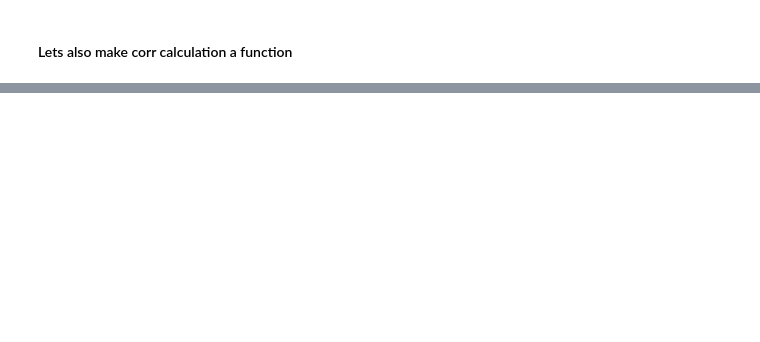
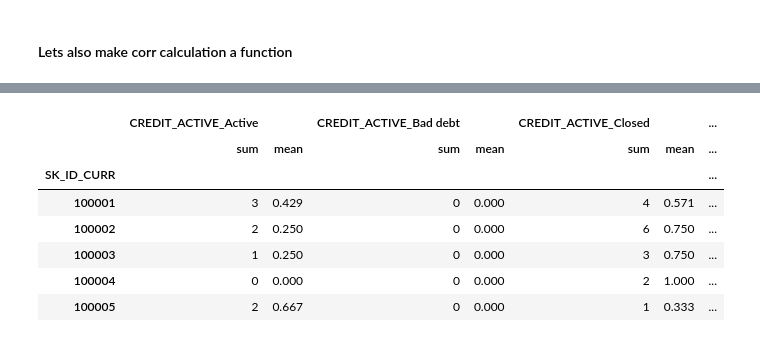
Before and after one commit to oneraghavan/machine-leaning-implementations, a Jupyter notebook: notebooks/data_analysis/Home Credit Default Risk-Feature engineering.ipynb, the cells around one changed output, grey strips where cells are left out. Cells and saved outputs as stored; diff of their text form; code cells hidden in the pictures; blank space fills up the shorter version.

```diff
--- a/notebooks/data_analysis/Home Credit Default Risk-Feature engineering.ipynb
+++ b/notebooks/data_analysis/Home Credit Default Risk-Feature engineering.ipynb
@@ -318,0 +323,4 @@ def target_corrs(df):
+# %%
+categorical = pd.get_dummies(bureau.select_dtypes('object'))
+categorical['SK_ID_CURR'] = bureau['SK_ID_CURR']
+categorical.head()
@@ -318,0 +334,12 @@ def target_corrs(df):
+# %%
+categorical_grouped = categorical.groupby('SK_ID_CURR').agg(['sum', 'mean'])
+categorical_grouped.head()
+# %% [output]
+|  | CREDIT_ACTIVE_Active |  | CREDIT_ACTIVE_Bad debt |  | CREDIT_ACTIVE_Closed |  | ... |
+|  | sum | mean | sum | mean | sum | mean | ... |
+| SK_ID_CURR |  |  |  |  |  |  | ... |
+| 100001 | 3 | 0.429 | 0 | 0.000 | 4 | 0.571 | ... |
+| 100002 | 2 | 0.250 | 0 | 0.000 | 6 | 0.750 | ... |
+| 100003 | 1 | 0.250 | 0 | 0.000 | 3 | 0.750 | ... |
+| 100004 | 0 | 0.000 | 0 | 0.000 | 2 | 1.000 | ... |
+| 100005 | 2 | 0.667 | 0 | 0.000 | 1 | 0.333 | ... |
```
Also changed, not shown: parts of 44 cells of this notebook, 20 other files.
